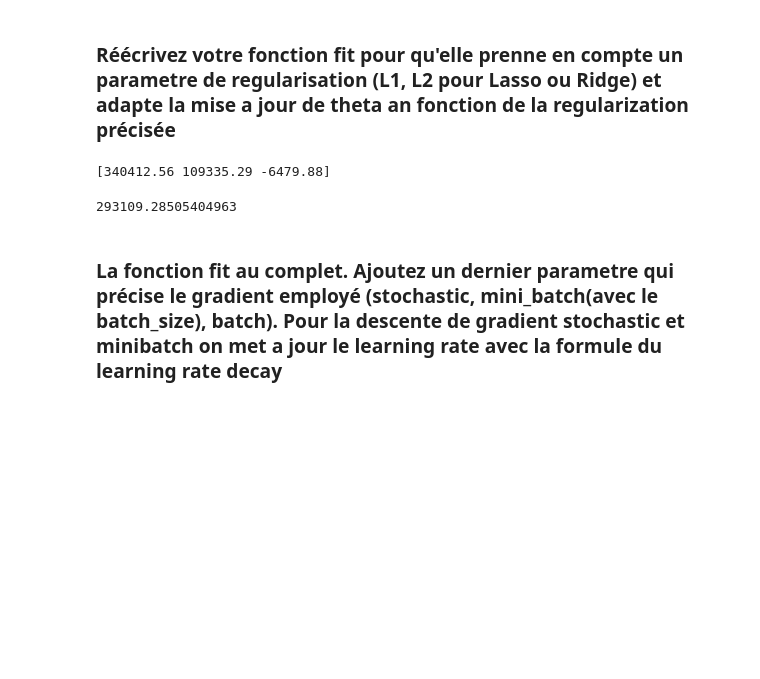
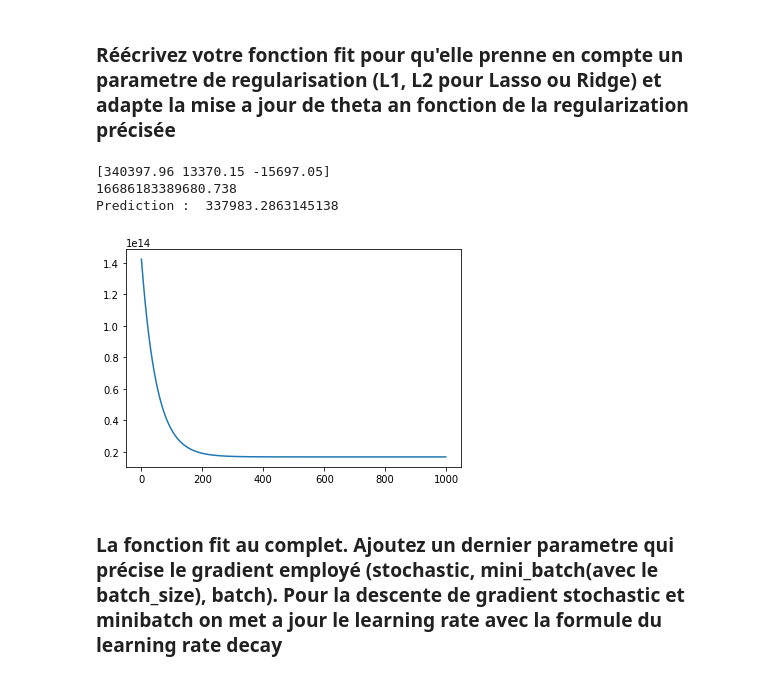
Before and after one commit to gvannest/ateliers-ml-2019, a Jupyter notebook: Semaine-03/Semaine3-exercices.ipynb, the cells around one changed output. Drawn from its saved outputs; the diff is of its cells as text; code cells hidden in the pictures; blank space fills up the shorter version.

```diff
--- a/Semaine-03/Semaine3-exercices.ipynb
+++ b/Semaine-03/Semaine3-exercices.ipynb
@@ -184,14 +184,21 @@ def fit_with_regularization(X, y, theta, alpha, num_iters, regularization="L2",
     return theta, J_history
 # %%
 theta = np.zeros(3)
-theta, J_history = fit_with_regularization(X, y, theta, alpha=0.01, num_iters=1500, regularization="L2", lbda=0.01)
+theta, J_history = fit_with_regularization(X, y, theta, alpha=0.01, num_iters=1000, regularization="L2", lbda=0.01)
 print(theta)
+fit = plt.figure()
+ax = plt.axes()
+ax.plot(J_history)
+print(J_history[-1])
+
 X_test = (np.array([1650,3]) - mean) / stdev
 X_test = np.hstack([1,X_test])
-predict(X_test, theta)
+print("Prediction : ",predict(X_test, theta))
 # %% [output]
-[340412.56 109335.29 -6479.88]
+[340397.96 13370.15 -15697.05]
+16686183389680.738
+Prediction :  337983.2863145138
-293109.28505404963
+[figure, added]
 # %% [markdown]
 ### La fonction fit au complet. Ajoutez un dernier parametre qui précise le gradient employé (stochastic, mini_batch(avec le batch_size), batch). Pour la descente de gradient stochastic et minibatch on met a jour le learning rate avec la formule du learning rate decay
 # %%
```
Also changed, not shown: parts of 4 cells of this notebook.
